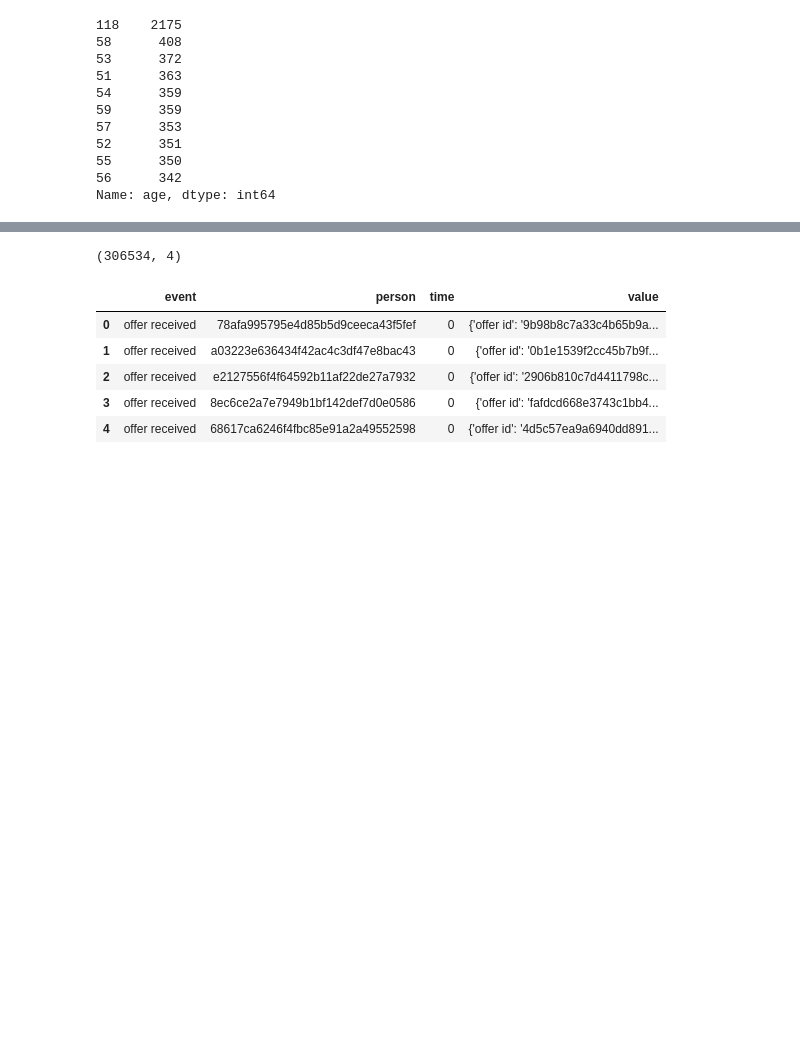
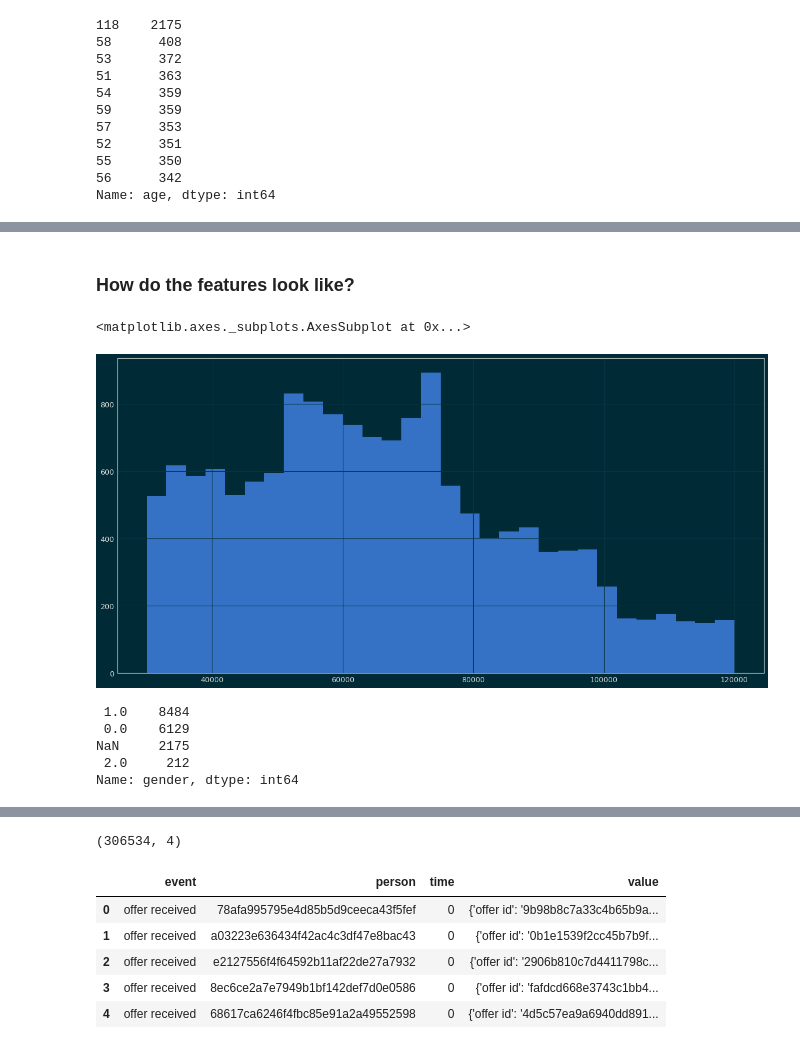
Before and after one commit to mtasende/starbucks-advertising, a Jupyter notebook: notebooks/Starbucks_Capstone_notebook.ipynb, the cells around one changed output, grey strips where cells are left out. Saved outputs shown, nothing was run; the diff lists cells and outputs as text; code cells hidden in the pictures; blank space fills up the shorter version.

```diff
--- a/notebooks/Starbucks_Capstone_notebook.ipynb
+++ b/notebooks/Starbucks_Capstone_notebook.ipynb
@@ -154,0 +236,3 @@ Clearly, 118 is the number to represent NaN. It's very likely that there are 217
+# %%
+profile['missing_demographics'] = profile.isnull().any(axis=1).astype(int)
+profile.head()
@@ -154,0 +259,4 @@ Clearly, 118 is the number to represent NaN. It's very likely that there are 217
+# %%
+profile.became_member_on = pd.to_datetime(profile.became_member_on,
+                                          format='%Y%m%d')
+profile.head()
@@ -154,0 +272,5 @@ Clearly, 118 is the number to represent NaN. It's very likely that there are 217
+# %%
+gender_dict = {'F': 0, 'M': 1, 'O': 2, None: np.nan}
+gender_dict_inverse = {0: 'F', 1: 'M', 2: 'O', np.nan: None}
+profile.gender = profile.gender.replace(gender_dict)
+profile.head()
@@ -154,0 +286,6 @@ Clearly, 118 is the number to represent NaN. It's very likely that there are 217
+# %%
+# Create a feature that shows when a customer became member,
+# as the number of days since January 1st, 1970, to the signup date.
+profile['member_since_epoch'] = (
+    profile.became_member_on - dt.datetime(1970,1,1)).dt.days
+profile.head()
@@ -154,0 +299,15 @@ Clearly, 118 is the number to represent NaN. It's very likely that there are 217
+# %% [markdown]
+### How do the features look like?
+# %%
+profile.income.hist(bins=30)
+# %% [output]
+<matplotlib.axes._subplots.AxesSubplot at 0x...>
+[figure, added]
+# %%
+profile.gender.value_counts(dropna=False)
+# %% [output]
+ 1.0    8484
+ 0.0    6129
+NaN     2175
+ 2.0     212
+Name: gender, dtype: int64
```
Also changed, not shown: parts of 72 cells of this notebook, 1 other file.
